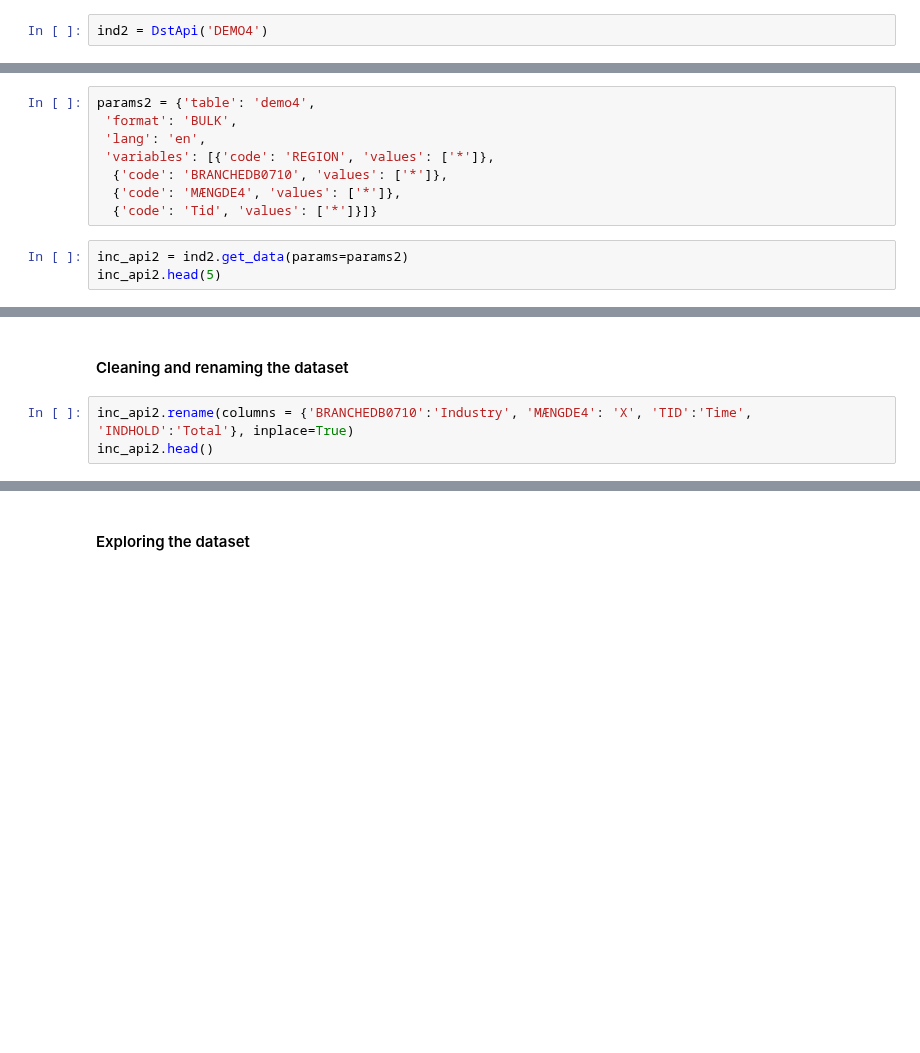
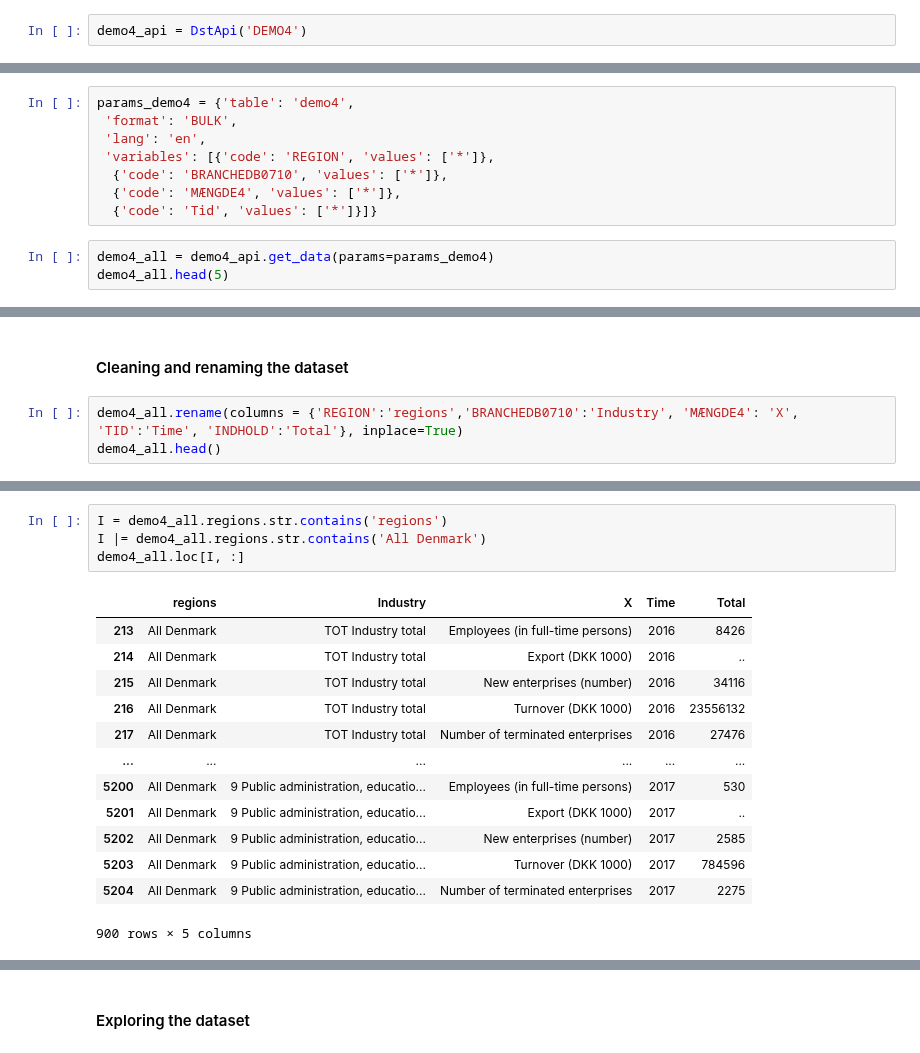
Before and after one commit to NumEconCopenhagen/projects-2024-emil-og-simon, a Jupyter notebook: dataproject/dataproject.ipynb, the cells around one changed output, grey strips where cells are left out. Saved outputs shown, nothing was run; the diff lists cells and outputs as text; blank space fills up the shorter version.

```diff
--- a/dataproject/dataproject.ipynb
+++ b/dataproject/dataproject.ipynb
@@ -245,5 +248,5 @@ IndexingError: Too many indexers
 # %% [markdown]
 As we are using another dataset from Statistics Denmark, we apply the same approach as described with the previous dataset (GF02).
 # %%
-ind2 = DstApi('DEMO4')
+demo4_api = DstApi('DEMO4')
 # %%
@@ -260,5 +326,5 @@ params
 # %%
-params2 = {'table': 'demo4',
+params_demo4 = {'table': 'demo4',
  'format': 'BULK',
  'lang': 'en',
  'variables': [{'code': 'REGION', 'values': ['*']},
@@ -266,5 +332,5 @@ params2 = {'table': 'demo4',
   {'code': 'MÆNGDE4', 'values': ['*']},
   {'code': 'Tid', 'values': ['*']}]}
 # %%
-inc_api2 = ind2.get_data(params=params2)
-inc_api2.head(5)
+demo4_all = demo4_api.get_data(params=params_demo4)
+demo4_all.head(5)
@@ -271,5 +344,5 @@ inc_api2.head(5)
 # %% [markdown]
 #### Cleaning and renaming the dataset
 # %%
-inc_api2.rename(columns = {'BRANCHEDB0710':'Industry', 'MÆNGDE4': 'X', 'TID':'Time', 'INDHOLD':'Total'}, inplace=True)
-inc_api2.head()
+demo4_all.rename(columns = {'REGION':'regions','BRANCHEDB0710':'Industry', 'MÆNGDE4': 'X', 'TID':'Time', 'INDHOLD':'Total'}, inplace=True)
+demo4_all.head()
@@ -275,0 +356,18 @@ inc_api2.head()
+# %%
+I = demo4_all.regions.str.contains('regions')
+I |= demo4_all.regions.str.contains('All Denmark')
+demo4_all.loc[I, :]
+# %% [output]
+|  | regions | Industry | X | Time | Total |
+| 213 | All Denmark | TOT Industry total | Employees (in full-time persons) | 2016 | 8426 |
+| 214 | All Denmark | TOT Industry total | Export (DKK 1000) | 2016 | .. |
+| 215 | All Denmark | TOT Industry total | New enterprises (number) | 2016 | 34116 |
+| 216 | All Denmark | TOT Industry total | Turnover (DKK 1000) | 2016 | 23556132 |
+| 217 | All Denmark | TOT Industry total | Number of terminated enterprises | 2016 | 27476 |
+| ... | ... | ... | ... | ... | ... |
+| 5200 | All Denmark | 9 Public administration, educatio... | Employees (in full-time persons) | 2017 | 530 |
+| 5201 | All Denmark | 9 Public administration, educatio... | Export (DKK 1000) | 2017 | .. |
+| 5202 | All Denmark | 9 Public administration, educatio... | New enterprises (number) | 2017 | 2585 |
+| 5203 | All Denmark | 9 Public administration, educatio... | Turnover (DKK 1000) | 2017 | 784596 |
+| 5204 | All Denmark | 9 Public administration, educatio... | Number of terminated enterprises | 2017 | 2275 |
+900 rows × 5 columns
```
Also changed, not shown: parts of 11 cells of this notebook.
